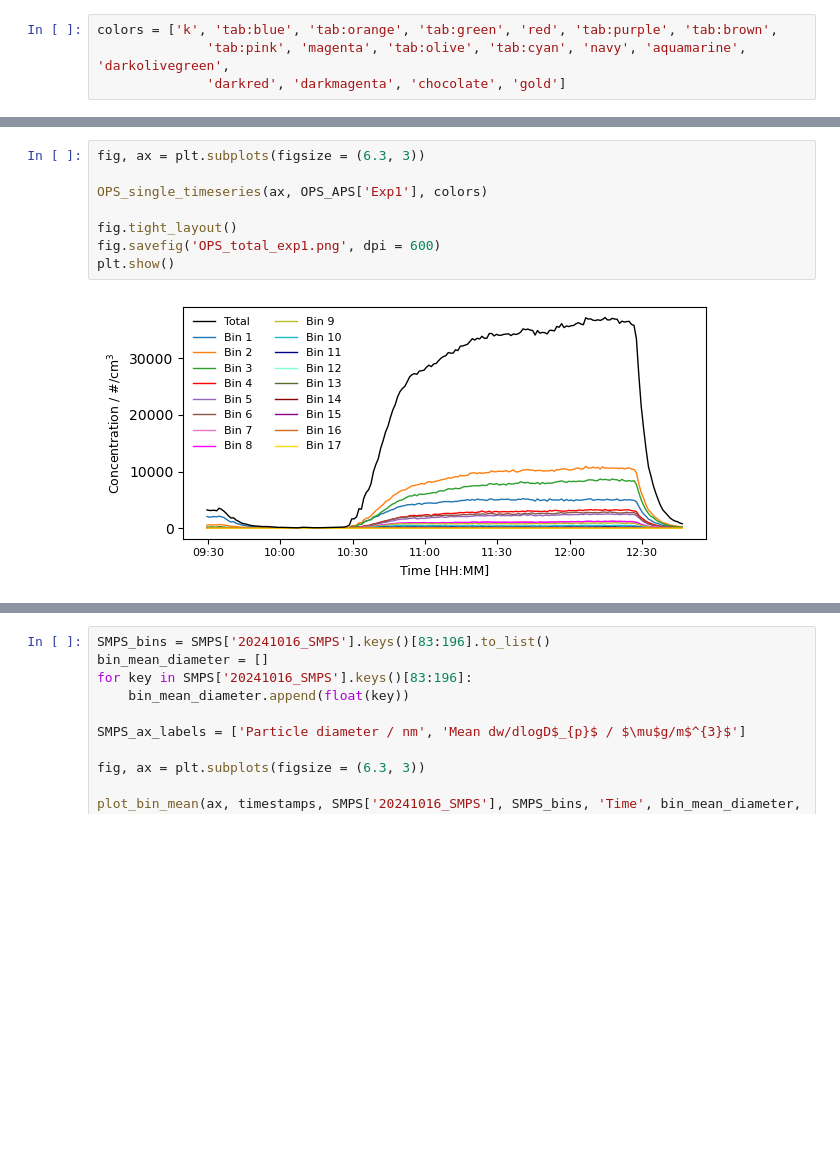
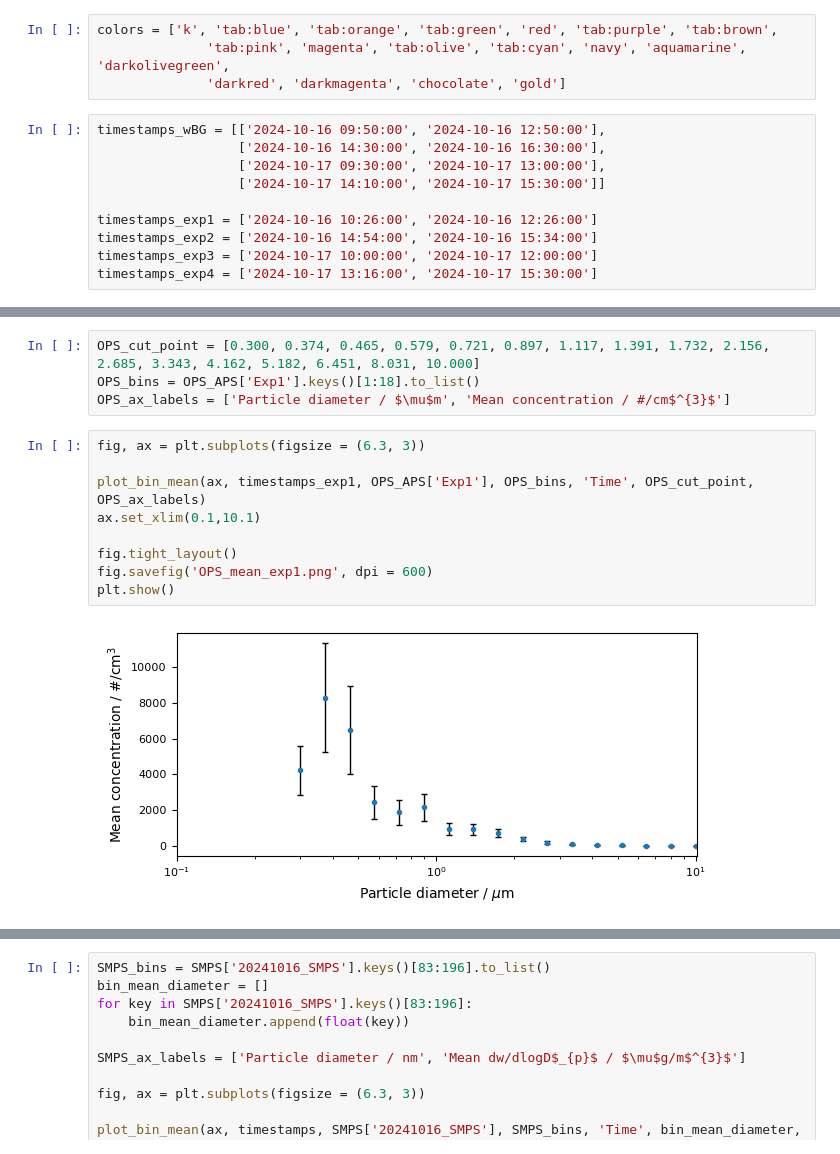
Before and after one commit to Normann25/Master-thesis, a Jupyter notebook: Lund Brake Wear/Exp1.ipynb, the cells around one changed output, grey strips where cells are left out. Drawn from its saved outputs; the diff is of its cells as text; blank space fills up the shorter version.

```diff
--- a/Lund Brake Wear/Exp1.ipynb
+++ b/Lund Brake Wear/Exp1.ipynb
@@ -28,3 +28,13 @@ Failed to read file with separation: ,
 colors = ['k', 'tab:blue', 'tab:orange', 'tab:green', 'red', 'tab:purple', 'tab:brown',
               'tab:pink', 'magenta', 'tab:olive', 'tab:cyan', 'navy', 'aquamarine', 'darkolivegreen',
               'darkred', 'darkmagenta', 'chocolate', 'gold']
+# %%
+timestamps_wBG = [['2024-10-16 09:50:00', '2024-10-16 12:50:00'],
+                  ['2024-10-16 14:30:00', '2024-10-16 16:30:00'],
+                  ['2024-10-17 09:30:00', '2024-10-17 13:00:00'],
+                  ['2024-10-17 14:10:00', '2024-10-17 15:30:00']]
+
+timestamps_exp1 = ['2024-10-16 10:26:00', '2024-10-16 12:26:00']
+timestamps_exp2 = ['2024-10-16 14:54:00', '2024-10-16 15:34:00']
+timestamps_exp3 = ['2024-10-17 10:00:00', '2024-10-17 12:00:00']
+timestamps_exp4 = ['2024-10-17 13:16:00', '2024-10-17 15:30:00']
@@ -31,10 +58,15 @@ colors = ['k', 'tab:blue', 'tab:orange', 'tab:green', 'red', 'tab:purple', 'tab:
+# %%
+OPS_cut_point = [0.300, 0.374, 0.465, 0.579, 0.721, 0.897, 1.117, 1.391, 1.732, 2.156, 2.685, 3.343, 4.162, 5.182, 6.451, 8.031, 10.000]
+OPS_bins = OPS_APS['Exp1'].keys()[1:18].to_list()
+OPS_ax_labels = ['Particle diameter / $\mu$m', 'Mean concentration / #/cm$^{3}$']
 # %%
 fig, ax = plt.subplots(figsize = (6.3, 3))
 
-OPS_single_timeseries(ax, OPS_APS['Exp1'], colors)
+plot_bin_mean(ax, timestamps_exp1, OPS_APS['Exp1'], OPS_bins, 'Time', OPS_cut_point, OPS_ax_labels)
+ax.set_xlim(0.1,10.1)
 
 fig.tight_layout()
-fig.savefig('OPS_total_exp1.png', dpi = 600)
+fig.savefig('OPS_mean_exp1.png', dpi = 600)
 plt.show()
 # %% [output]
-[figure, old version]
+[figure, new version]
```
Also changed, not shown: parts of 8 cells of this notebook, 9 other files.
